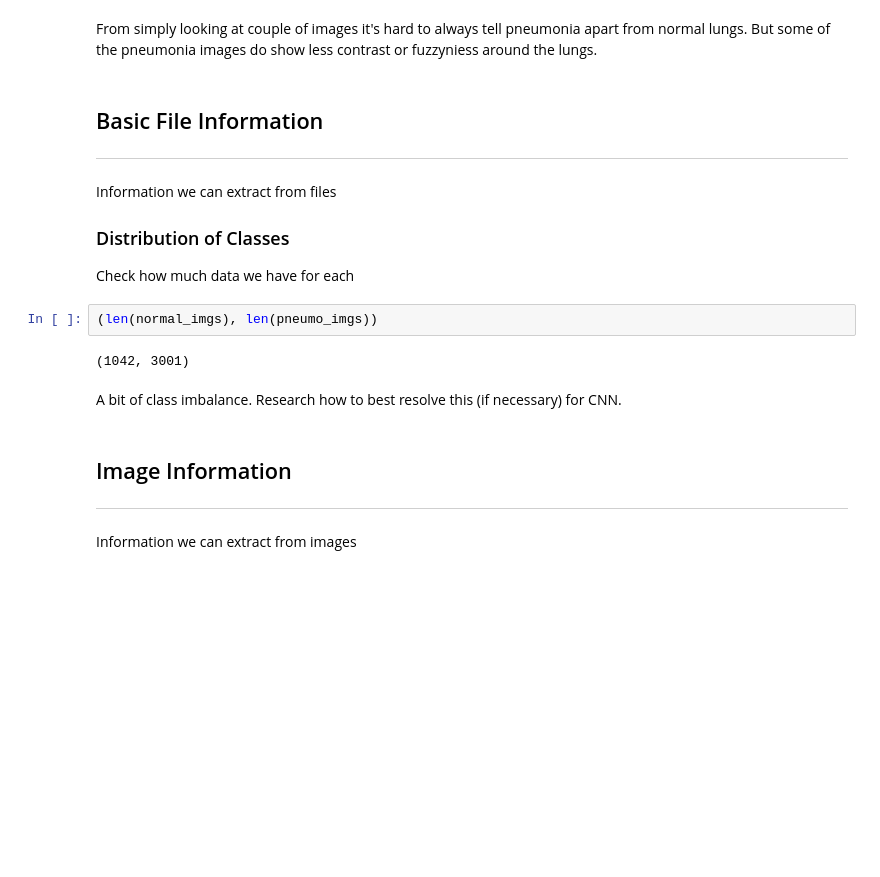
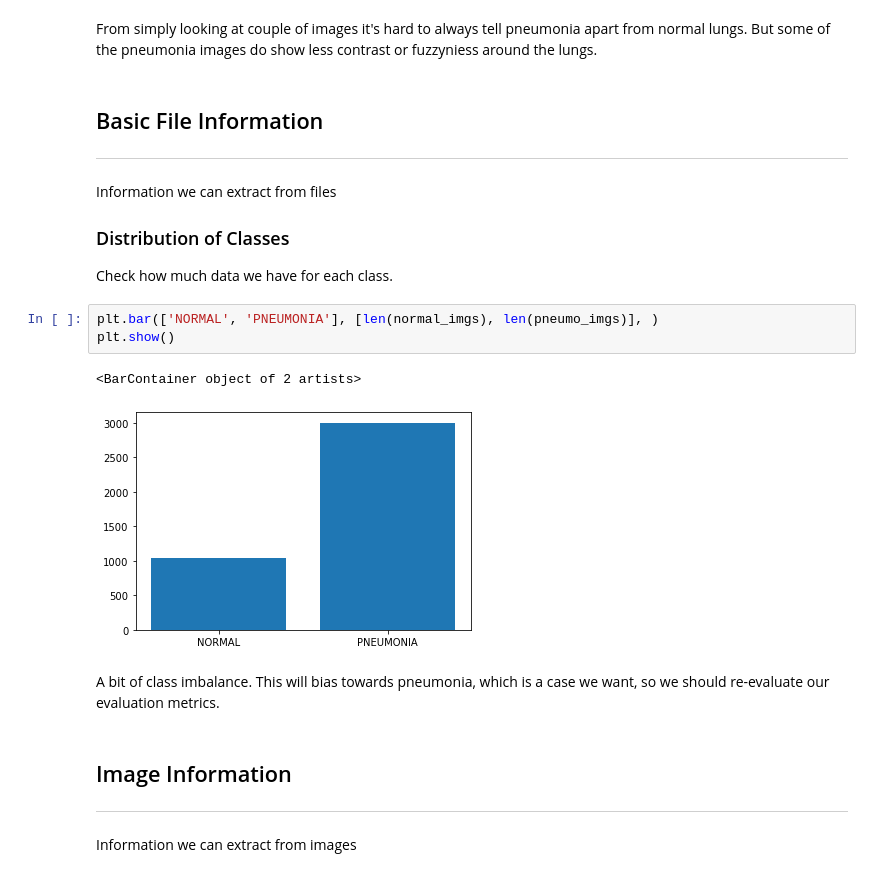
Before and after one commit to stereopickle/pneumonia_img_classification, a Jupyter notebook: 010.EDA.ipynb, the cells around one changed output. Drawn from its saved outputs; the diff is of its cells as text; blank space fills up the shorter version.

Commit message:
adding class distribution graph

```diff
--- a/010.EDA.ipynb
+++ b/010.EDA.ipynb
@@ -70,13 +70,15 @@ From simply looking at couple of images it's hard to always tell pneumonia apart
 ---
 Information we can extract from files
 ### Distribution of Classes
-Check how much data we have for each
+Check how much data we have for each class.
 # %%
-(len(normal_imgs), len(pneumo_imgs))
+plt.bar(['NORMAL', 'PNEUMONIA'], [len(normal_imgs), len(pneumo_imgs)], )
+plt.show()
 # %% [output]
-(1042, 3001)
+<BarContainer object of 2 artists>
+[figure, added]
-# %% [markdown]
-A bit of class imbalance. Research how to best resolve this (if necessary) for CNN.
+# %% [markdown]
+A bit of class imbalance. This will bias towards pneumonia, which is a case we want, so we should re-evaluate our evaluation metrics.
 # %% [markdown]
 ## Image Information
 ---
```
Also changed, not shown: parts of 4 cells of this notebook.
